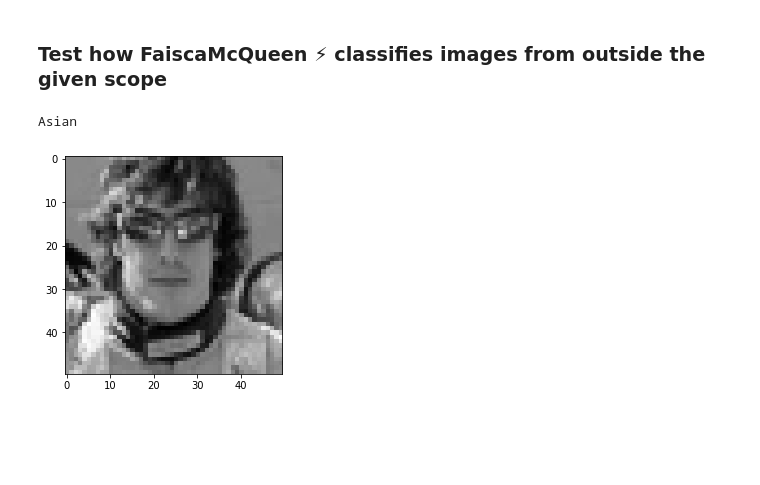
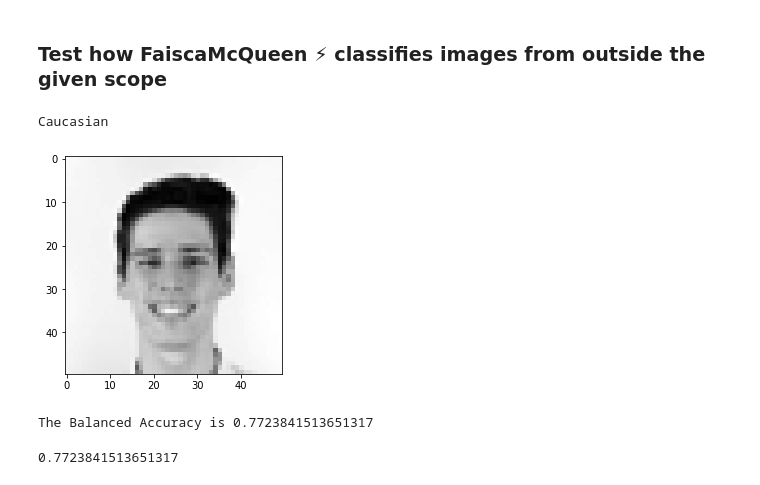
Before and after one commit to Andreps18/Projeto-AAUT, a Jupyter notebook: Classification/class_p2_GOOOD.ipynb, the cells around one changed output. Saved outputs shown, nothing was run; the diff lists cells and outputs as text; code cells hidden in the pictures; blank space fills up the shorter version.

```diff
--- a/Classification/class_p2_GOOOD.ipynb
+++ b/Classification/class_p2_GOOOD.ipynb
@@ -253,18 +260,28 @@ showImages(X_TEST, y_pred, offset=756)
 ### Test how FaiscaMcQueen ⚡ classifies images from outside the given scope
 # %%
 # put here a random image to see what happens
-image = PIL.Image.open("image9.jpg").convert("L").resize((50, 50))
+image = PIL.Image.open("image10.jpg").convert("L").resize((50, 50))
 
 image_array = np.asarray(image)
 
 image_array = image_array.reshape(1, 50, 50, 1) / 255
 
 predicted = FaiscaMcQueen.predict(image_array)
 
 plt.imshow(image_array[0], cmap="gray")
 
 class_names = ["Caucasian", "African", "Asian", "Indian"]
 print(class_names[int(np.argmax(predicted))])
 # %% [output]
-Asian
+Caucasian
-[figure, old version]
+[figure, new version]
+# %%
+import eval_scores as scoring
+
+Y_real = np.load("Ytest_carmo.npy", allow_pickle=True)
+Y_pred = np.load("predicor_sub.npy")
+
+scoring.scores(Y_real.astype(int), Y_pred, "c")
+# %% [output]
+The Balanced Accuracy is 0.7723841513651317
+0.7723841513651317
```
Also changed, not shown: parts of 6 cells of this notebook, 4 other files.
